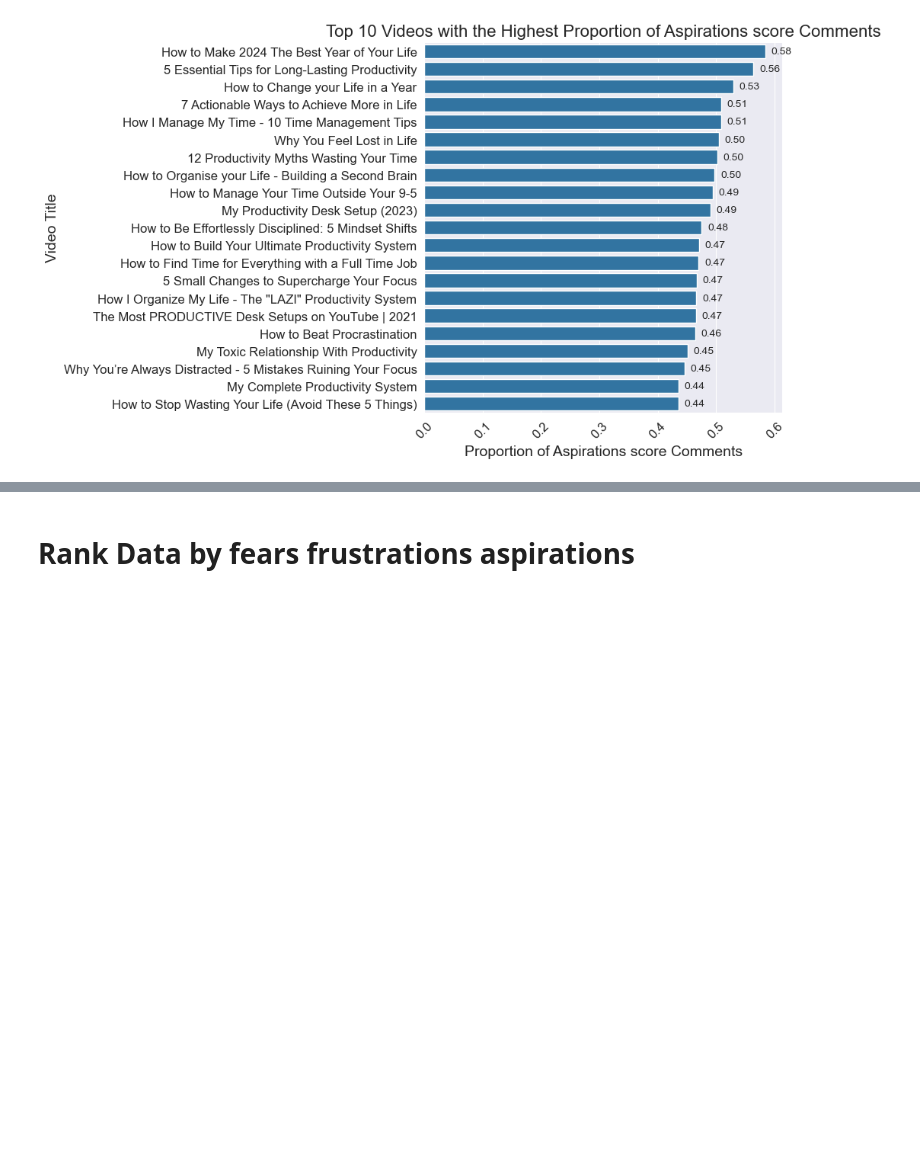
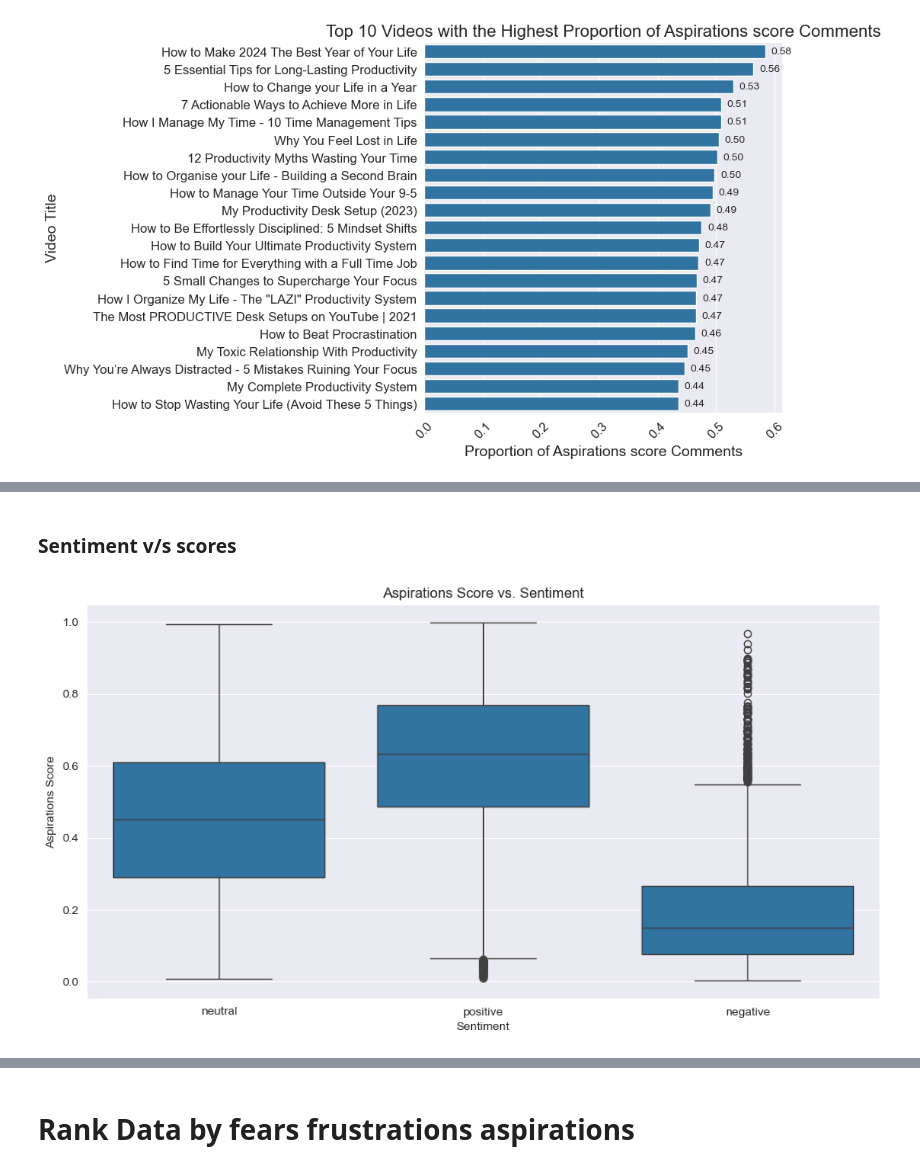
Before and after one commit to SiddhantG11/YouTube_Analysis, a Jupyter notebook: analysis.ipynb, the cells around one changed output, grey strips where cells are left out. Drawn from its saved outputs; the diff is of its cells as text; code cells hidden in the pictures; blank space fills up the shorter version.

```diff
--- a/analysis.ipynb
+++ b/analysis.ipynb
@@ -114,0 +241,11 @@ plt.show()
+# %% [markdown]
+### Sentiment v/s scores
+# %%
+plt.figure(figsize=(12, 6))
+sns.boxplot(x='sentiment', y='aspirations_score', data=df)
+plt.xlabel('Sentiment')
+plt.ylabel('Aspirations Score')
+plt.title('Aspirations Score vs. Sentiment')
+plt.show()
+# %% [output]
+[figure, added]
```
Also changed, not shown: parts of 41 cells of this notebook.
